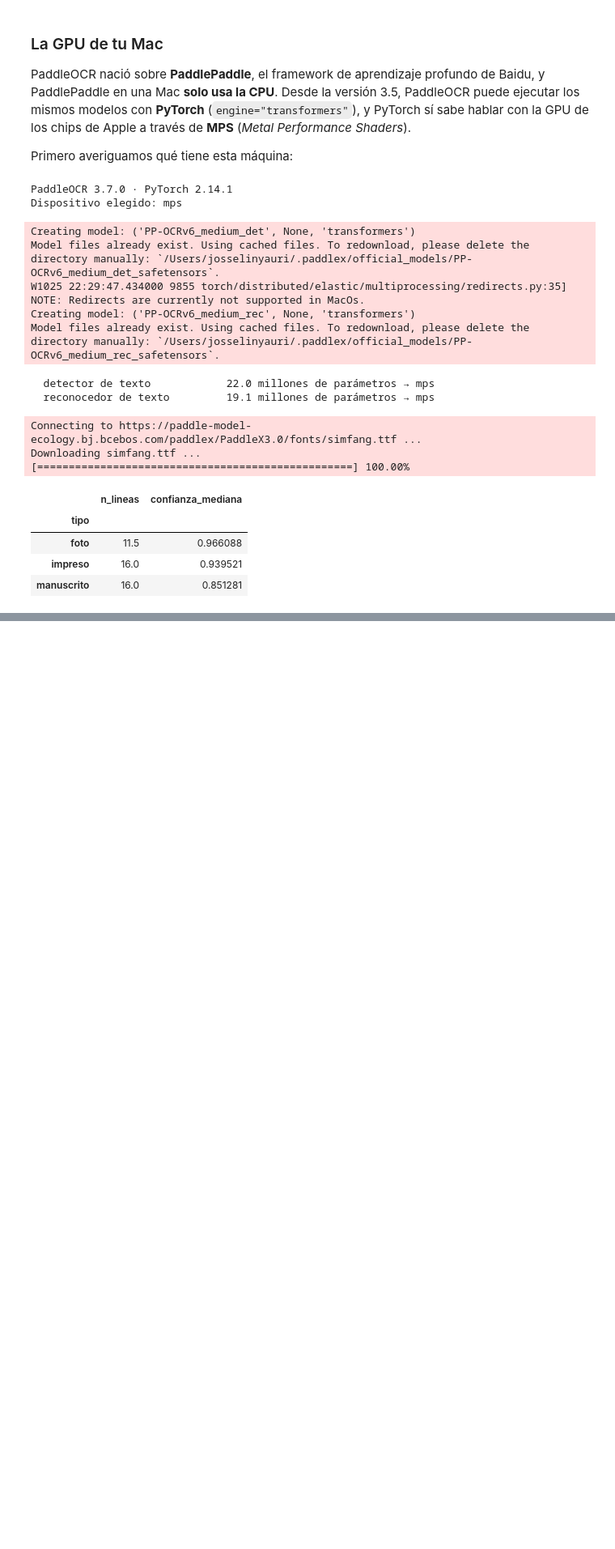
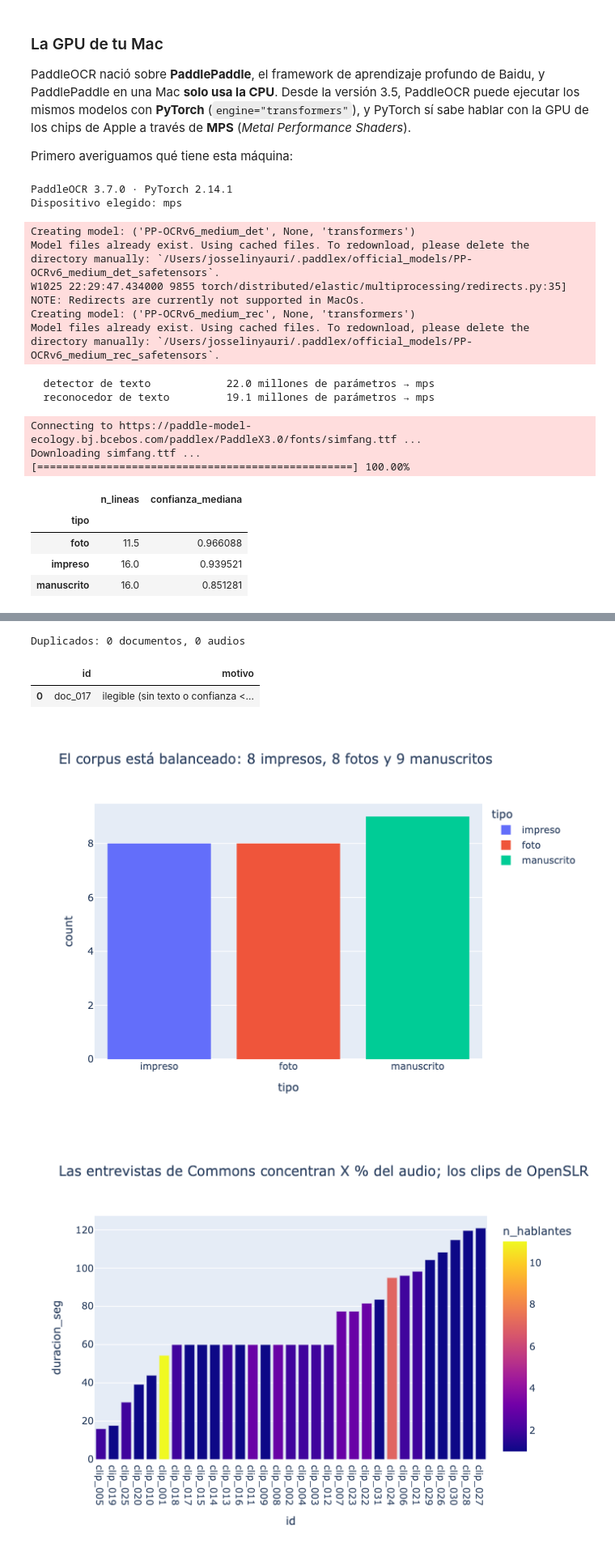
Before and after one commit to jyauric/python-actividades, a Jupyter notebook: tarea_2/01_extraccion.ipynb, the cells around one changed output, grey strips where cells are left out. Shown at 81% size. Cells and saved outputs as stored; diff of their text form; code cells hidden in the pictures; blank space fills up the shorter version.

Commit message:
parte1: corpus, OCR, ASR y EDA (#1)

```diff
--- a/tarea_2/01_extraccion.ipynb
+++ b/tarea_2/01_extraccion.ipynb
@@ -276,0 +401,8 @@ Downloading simfang.ttf ...
+# %%
+BORRADOR = DATOS / "raw" / "referencias_borrador"; BORRADOR.mkdir(parents=True, exist_ok=True)
+texto_slr = dict(zip(slr.origen, slr.texto_fuente))
+for f in audios.itertuples():
+    texto = texto_slr.get(Path(f.origen).name)
+    if texto:
+        (BORRADOR / f"{f.id}.txt").write_text(texto, encoding="utf-8")
+print(len(list(BORRADOR.glob("clip_*.txt"))), "clips de OpenSLR con borrador de referencia")
@@ -276,0 +491,43 @@ Downloading simfang.ttf ...
+# %%
+def md5(ruta):
+    return hashlib.md5(Path(ruta).read_bytes()).hexdigest()
+
+documentos["hash"] = documentos["archivo"].map(md5)
+transcripciones["hash"] = transcripciones["archivo_audio"].map(md5)
+dup_d, dup_a = documentos.duplicated("hash"), transcripciones.duplicated("hash")
+print(f"Duplicados: {dup_d.sum()} documentos, {dup_a.sum()} audios")
+
+# Candidatos a descarte (luego revisa a mano y decide)
+ilegibles = documentos[(documentos.n_lineas == 0) | (documentos.confianza_mediana < 0.5)]
+sin_voz = transcripciones[transcripciones["texto_asr"].str.strip().str.len() == 0]
+
+descartes = pd.DataFrame([
+    *[{"id": i, "motivo": "duplicado"} for i in documentos.loc[dup_d, "id"]],
+    *[{"id": i, "motivo": "ilegible (sin texto o confianza < 0.5)"} for i in ilegibles["id"]],
+    *[{"id": i, "motivo": "sin voz"} for i in sin_voz["id"]],
+])
+descartes
+# %% [output]
+Duplicados: 0 documentos, 0 audios
+|  | id | motivo |
+| 0 | doc_017 | ilegible (sin texto o confianza <... |
+# %%
+fig1 = px.histogram(documentos, x="tipo", color="tipo",
+                    title="El corpus está balanceado: 8 impresos, 8 fotos y 9 manuscritos")
+fig1.show()
+
+fig2 = px.bar(transcripciones.sort_values("duracion_seg"), x="id", y="duracion_seg", color="n_hablantes",
+              title="Las entrevistas de Commons concentran X % del audio; los clips de OpenSLR rondan 90 s")
+fig2.show()
+
+largos = pd.concat([
+    documentos.assign(modalidad="OCR (caracteres)", longitud=documentos.texto_ocr.str.len()),
+    transcripciones.assign(modalidad="ASR (palabras)", longitud=transcripciones.texto_asr.str.split().str.len()),
+])
+fig3 = px.histogram(largos, x="longitud", facet_col="modalidad", color="modalidad",
+                    facet_col_spacing=0.08, title="Los manuscritos producen los textos OCR más cortos: …")
+fig3.update_xaxes(matches=None)
+fig3.show()
+# %% [output]
+[figure, added]
+[figure, added]
```
Also changed, not shown: parts of 13 cells of this notebook, 5 other files.
